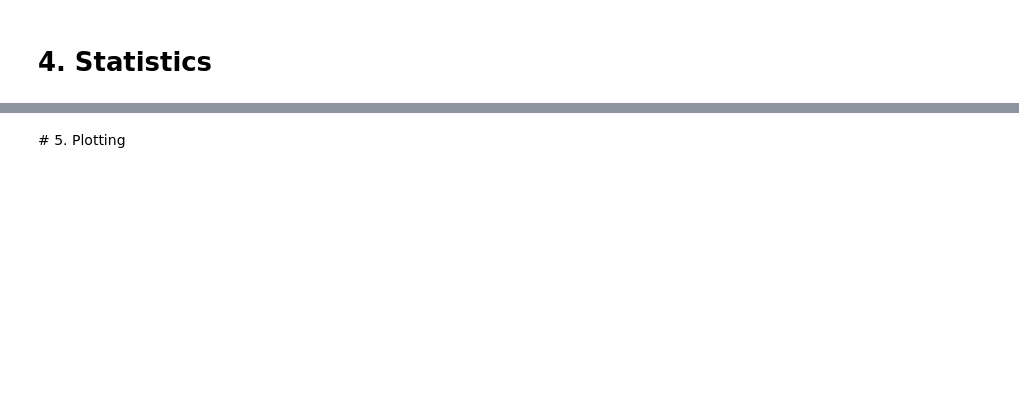
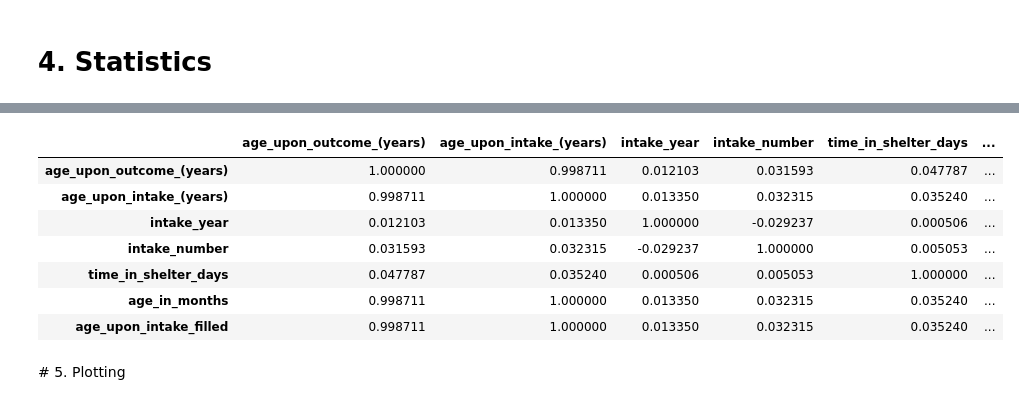
Before and after one commit to acolnot/python4data, a Jupyter notebook: explore.ipynb, the cells around one changed output, grey strips where cells are left out. Drawn from its saved outputs; the diff is of its cells as text; code cells hidden in the pictures; blank space fills up the shorter version.

```diff
--- a/explore.ipynb
+++ b/explore.ipynb
@@ -229,0 +290,3 @@ data[['age_upon_intake_filled']].head()
+# %%
+# Add 1 year to every intake year value
+data['intake_year'].add(1).head()
@@ -248,2 +478,14 @@ The history saving thread hit an unexpected error (OperationalError('attempt to
+# %%
+# Compute the correlation matrix for all numerical columns in the dataset
+data.corr(numeric_only=True)
+# %% [output]
+|  | age_upon_outcome_(years) | age_upon_intake_(years) | intake_year | intake_number | time_in_shelter_days | ... |
+| age_upon_outcome_(years) | 1.000000 | 0.998711 | 0.012103 | 0.031593 | 0.047787 | ... |
+| age_upon_intake_(years) | 0.998711 | 1.000000 | 0.013350 | 0.032315 | 0.035240 | ... |
+| intake_year | 0.012103 | 0.013350 | 1.000000 | -0.029237 | 0.000506 | ... |
+| intake_number | 0.031593 | 0.032315 | -0.029237 | 1.000000 | 0.005053 | ... |
+| time_in_shelter_days | 0.047787 | 0.035240 | 0.000506 | 0.005053 | 1.000000 | ... |
+| age_in_months | 0.998711 | 1.000000 | 0.013350 | 0.032315 | 0.035240 | ... |
+| age_upon_intake_filled | 0.998711 | 1.000000 | 0.013350 | 0.032315 | 0.035240 | ... |
 # %% [markdown]
 # 5. Plotting
```
Also changed, not shown: parts of 50 cells of this notebook.
